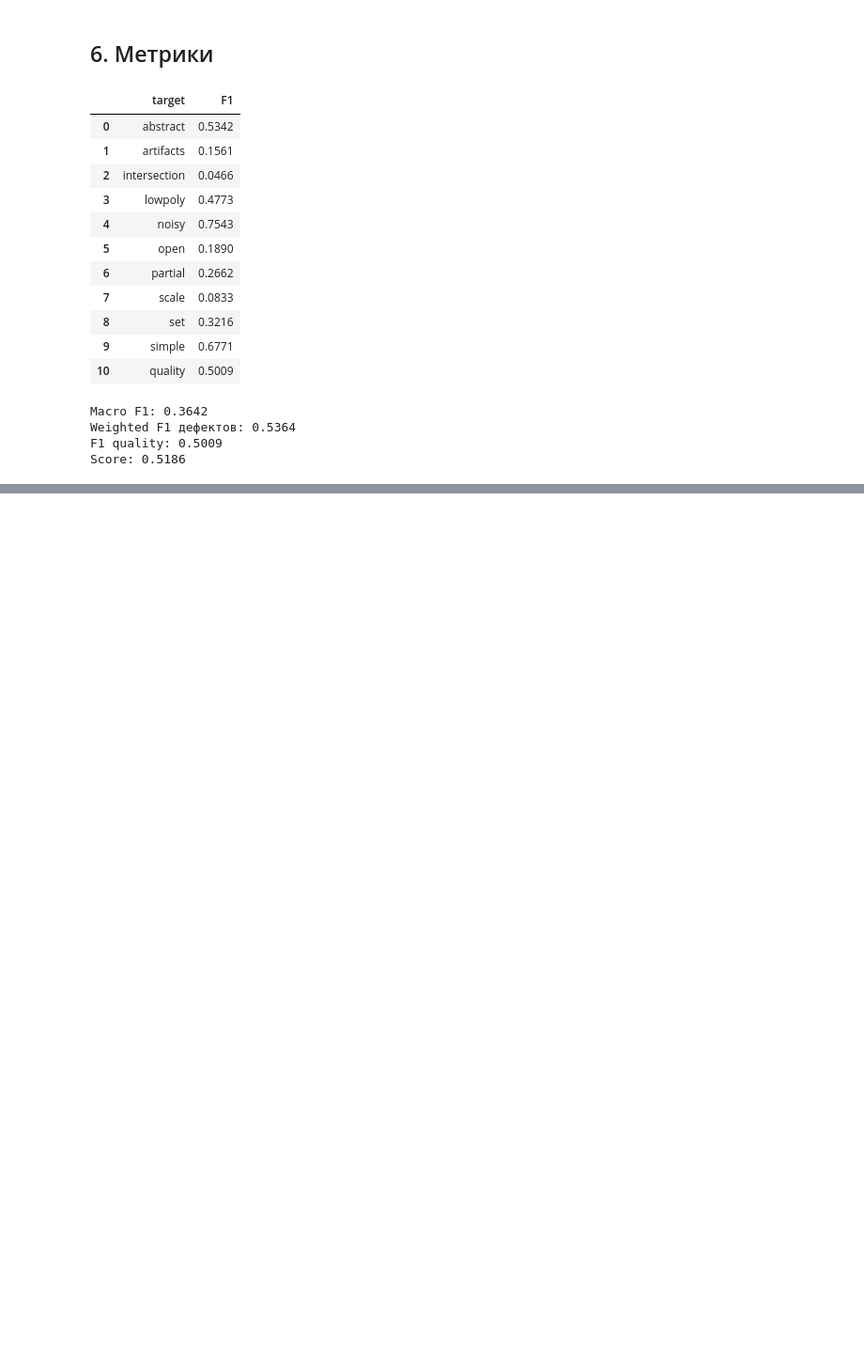
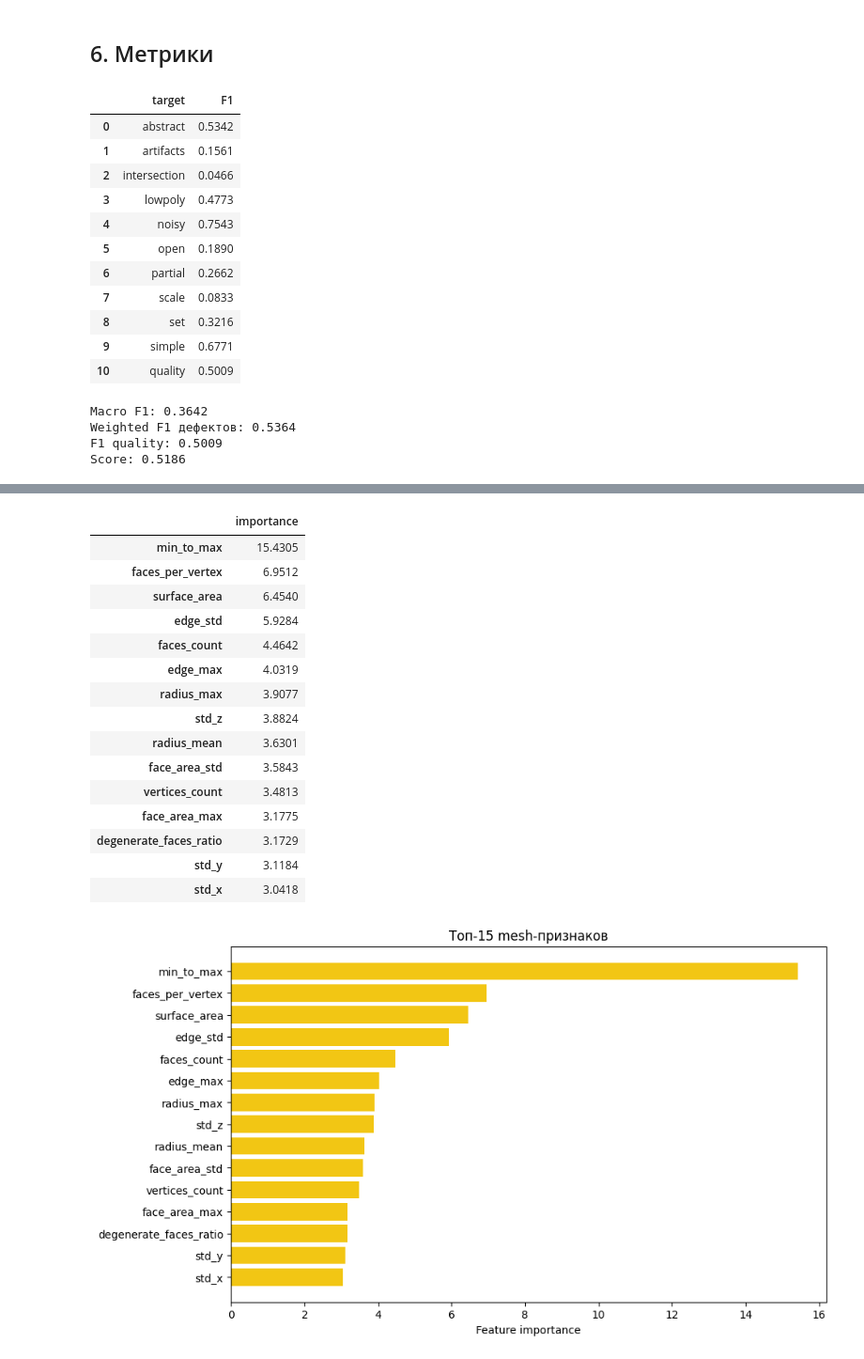
Before and after one commit to gasich27/AI-Challenge-2026-MainStage, a Jupyter notebook: catboost_mesh_baseline.ipynb, the cells around one changed output, grey strips where cells are left out. Shown at 94% size. Drawn from its saved outputs; the diff is of its cells as text; code cells hidden in the pictures; blank space fills up the shorter version.

```diff
--- a/catboost_mesh_baseline.ipynb
+++ b/catboost_mesh_baseline.ipynb
@@ -325,0 +376,42 @@ Score: 0.5186
+# %%
+feature_importance = pd.DataFrame({
+    target: models[target].get_feature_importance()
+    for target in target_columns
+}, index=feature_columns)
+
+mean_importance = (
+    feature_importance
+    .mean(axis=1)
+    .sort_values(ascending=False)
+    .head(15)
+)
+
+display(mean_importance.to_frame('importance').round(4))
+
+plt.figure(figsize=(10, 6))
+plt.barh(
+    mean_importance.sort_values().index,
+    mean_importance.sort_values().values,
+    color='#F2C614'
+)
+plt.xlabel('Feature importance')
+plt.title('Топ-15 mesh-признаков')
+plt.show()
+# %% [output]
+|  | importance |
+| min_to_max | 15.4305 |
+| faces_per_vertex | 6.9512 |
+| surface_area | 6.4540 |
+| edge_std | 5.9284 |
+| faces_count | 4.4642 |
+| edge_max | 4.0319 |
+| radius_max | 3.9077 |
+| std_z | 3.8824 |
+| radius_mean | 3.6301 |
+| face_area_std | 3.5843 |
+| vertices_count | 3.4813 |
+| face_area_max | 3.1775 |
+| degenerate_faces_ratio | 3.1729 |
+| std_y | 3.1184 |
+| std_x | 3.0418 |
+[figure, added]
```
Also changed, not shown: parts of 16 cells of this notebook.
